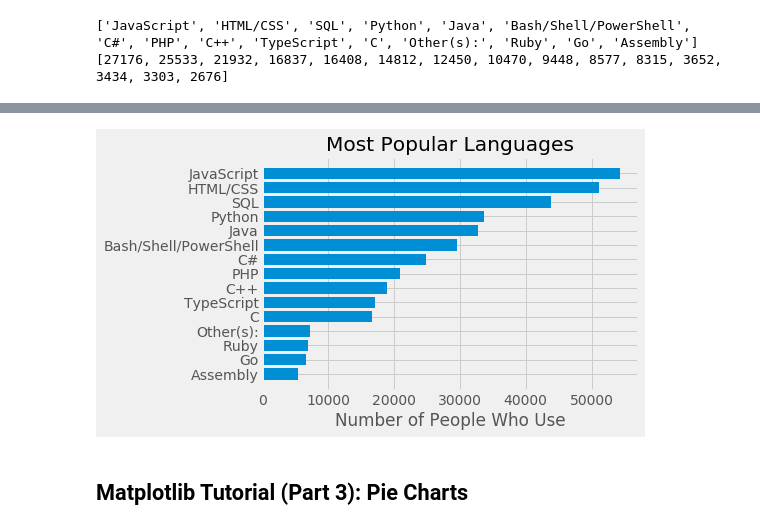
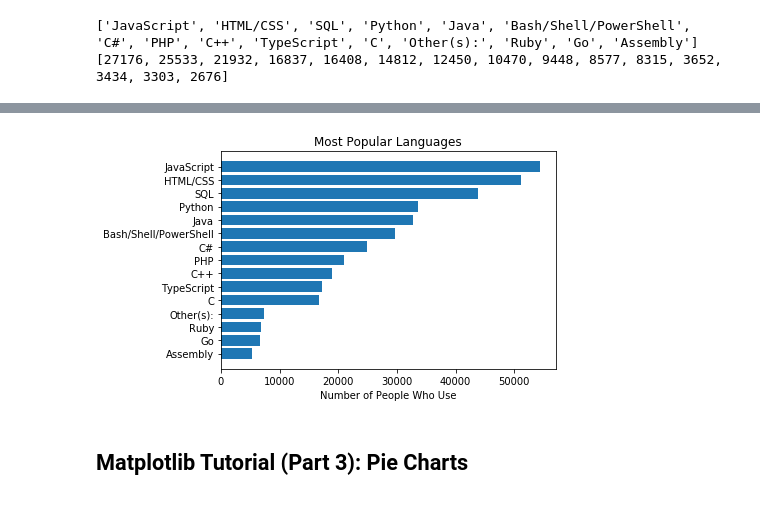
Before and after one commit to AdamYuWen/LearningProgramming, a Jupyter notebook: Python Matplotlib Tutorial.ipynb, the cells around one changed output, grey strips where cells are left out. Saved outputs shown, nothing was run; the diff lists cells and outputs as text; code cells hidden in the pictures.

Commit message:
Finished part 5 of matplotlib.

```diff
--- a/Python Matplotlib Tutorial.ipynb
+++ b/Python Matplotlib Tutorial.ipynb
@@ -204,20 +205,21 @@ plt.show()
 # %% [output]
 [figure]
 # %%
-# Styple
-plt.style.use('ggplot')
+# Style
+# plt.style.use('ggplot')
 
-plt.plot(ages_x, py_dev_y, label='Python')
-plt.plot(ages_x, js_dev_y, label='JavaScript')
-plt.plot(ages_x, dev_y, linestyle='--', label='All Devs')
+with plt.style.context('ggplot'):
+    plt.plot(ages_x, py_dev_y, label='Python')
+    plt.plot(ages_x, js_dev_y, label='JavaScript')
+    plt.plot(ages_x, dev_y, linestyle='--', label='All Devs')
 
-plt.xlabel('Ages')
-plt.ylabel('Median Salary (USD)')
-plt.title('Median Salary (USD) by Age')
+    plt.xlabel('Ages')
+    plt.ylabel('Median Salary (USD)')
+    plt.title('Median Salary (USD) by Age')
 
-plt.legend()
+    plt.legend()
 
-plt.tight_layout()
+    plt.tight_layout()
 
 plt.show()
 # %% [output]
@@ -251,15 +253,16 @@ os.remove('plot.png')
 ## Matplotlib Tutorial (Part 2): Bar Charts and Analyzing Data from CSVs
 # %%
 # Bar chart
-plt.style.use('fivethirtyeight')
+# plt.style.use('fivethirtyeight')
 
-plt.bar(ages_x, dev_y, color="#444444", label='All Devs')
+with plt.style.context('fivethirtyeight'):
+    plt.bar(ages_x, dev_y, color="#444444", label='All Devs')
 
-plt.xlabel('Ages')
-plt.ylabel('Median Salary (USD)')
-plt.title('Median Salary (USD) by Age')
+    plt.xlabel('Ages')
+    plt.ylabel('Median Salary (USD)')
+    plt.title('Median Salary (USD) by Age')
 
-plt.legend()
+    plt.legend()
 
 plt.show()
 # %% [output]
@@ -343,7 +346,7 @@ import csv
 from collections import Counter
 
 
-with open('Python Data/matplotlib_sample_data.csv') as csv_file:
+with open('Python Data/matplotlib_sample_data_part_02.csv') as csv_file:
     csv_reader = csv.DictReader(csv_file)
 
     language_counter = Counter()
@@ -407,34 +410,34 @@ plt.show()
 # %%
 import pandas as pd
 
 
-data = pd.read_csv('Python Data/matplotlib_sample_data.csv')
+data = pd.read_csv('Python Data/matplotlib_sample_data_part_02.csv')
 ids = data['Responder_id']
 lang_responses = data['LanguagesWorkedWith']
 
 languages_counter = Counter()
 
 for response in lang_responses:
     language_counter.update(response.split(';'))
 
 languages = []
 popularity = []
 
 for item in language_counter.most_common(15):
     languages.append(item[0])
     popularity.append(item[1])
 
 languages.reverse()
 popularity.reverse()
 
 plt.barh(languages, popularity)
 
 plt.title("Most Popular Languages")
 plt.xlabel("Number of People Who Use")
 
 plt.show()
 # %% [output]
-[figure, old version]
+[figure, new version]
 # %% [markdown]
 ## Matplotlib Tutorial (Part 3): Pie Charts
 # %%
```
Also changed, not shown: parts of 28 cells of this notebook, 2 other files.
